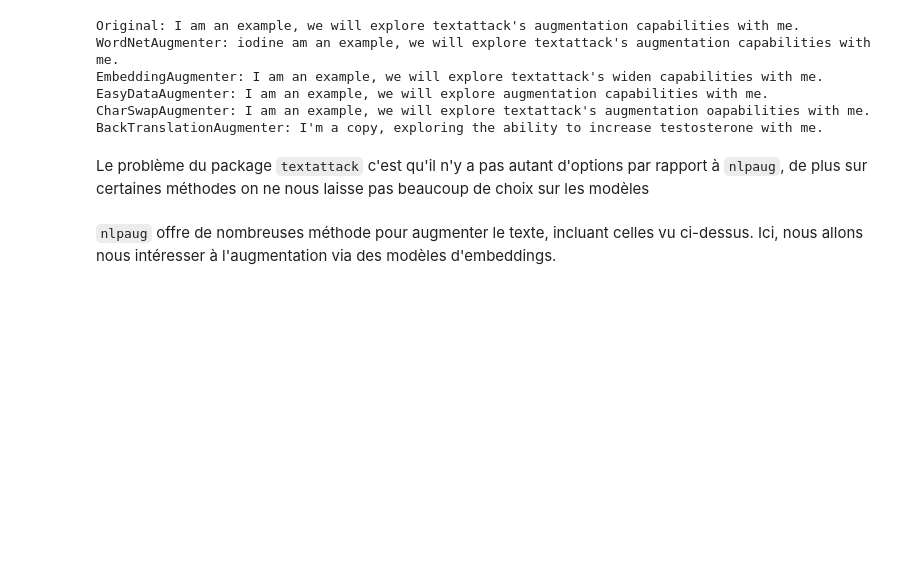
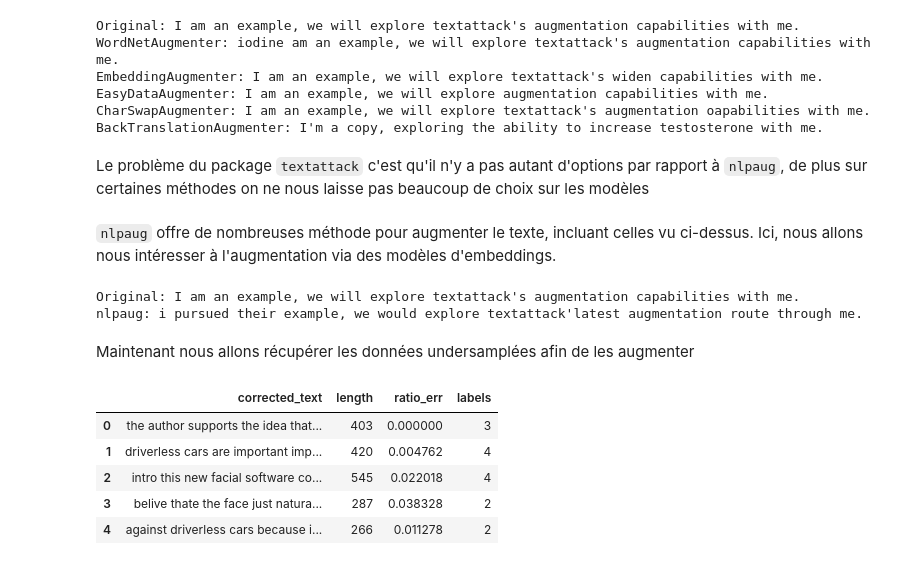
Before and after one commit to mlengineershub/LazyTeacher, a Jupyter notebook: preprocessing/oversampling/dataaug.ipynb, the cells around one changed output. Cells and saved outputs as stored; diff of their text form; code cells hidden in the pictures; blank space fills up the shorter version.

```diff
--- a/preprocessing/oversampling/dataaug.ipynb
+++ b/preprocessing/oversampling/dataaug.ipynb
@@ -47,0 +60,8 @@ from nlpaug.augmenter.word import WordEmbsAug, ContextualWordEmbsAug
+# %%
+print(f"Original: {prompt}")
+print(f"nlpaug: {aug.augment(prompt)[0]}")
+# %% [output]
+Original: I am an example, we will explore textattack's augmentation capabilities with me.
+nlpaug: i pursued their example, we would explore textattack'latest augmentation route through me.
+# %% [markdown]
+Maintenant nous allons récupérer les données undersamplées afin de les augmenter
@@ -47,0 +71,9 @@ from nlpaug.augmenter.word import WordEmbsAug, ContextualWordEmbsAug
+# %%
+data_train.head()
+# %% [output]
+|  | corrected_text | length | ratio_err | labels |
+| 0 | the author supports the idea that... | 403 | 0.000000 | 3 |
+| 1 | driverless cars are important imp... | 420 | 0.004762 | 4 |
+| 2 | intro this new facial software co... | 545 | 0.022018 | 4 |
+| 3 | belive thate the face just natura... | 287 | 0.038328 | 2 |
+| 4 | against driverless cars because i... | 266 | 0.011278 | 2 |
```
Also changed, not shown: parts of 13 cells of this notebook.
